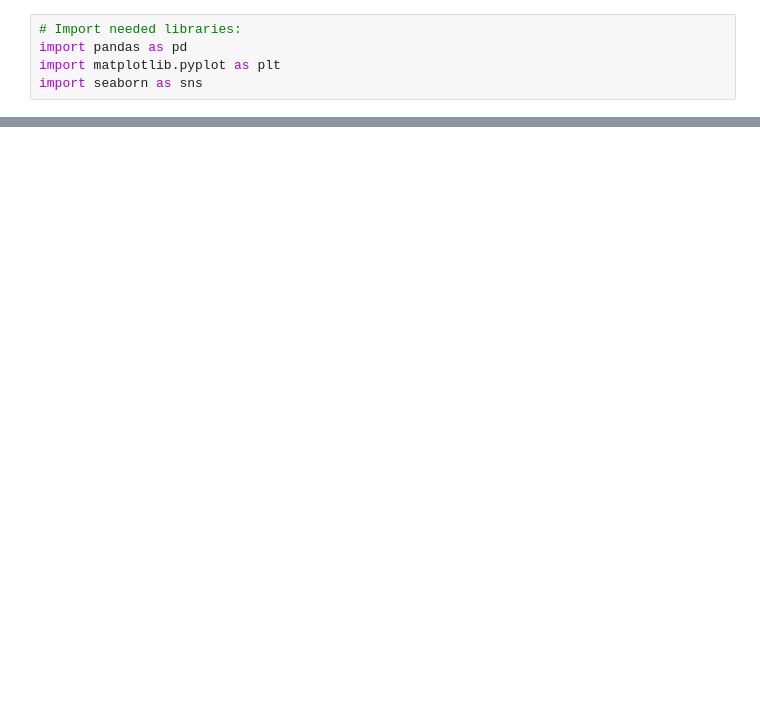
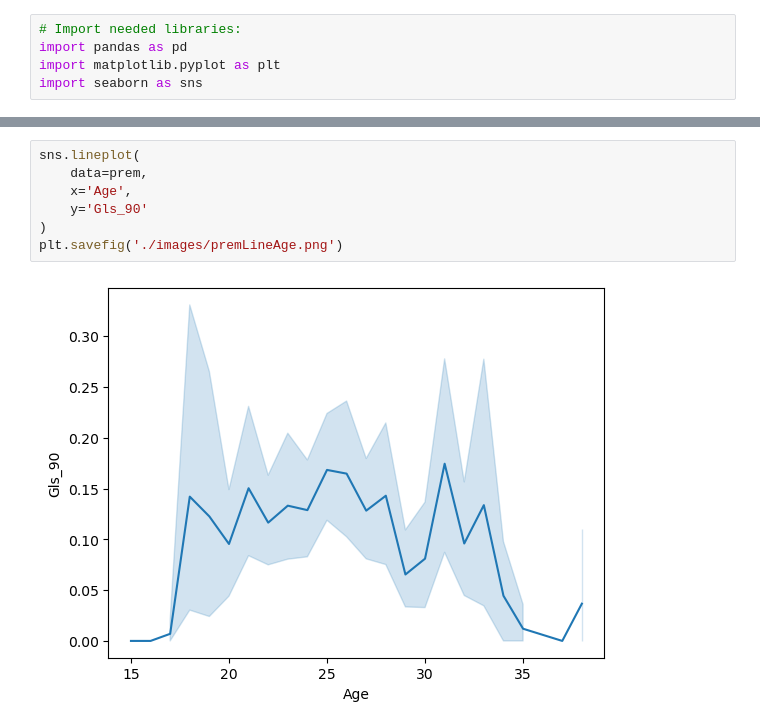
Before and after one commit to D-Walsh33/data-analysis, a Jupyter notebook: Top 5 Players Project/top5.ipynb, the cells around one changed output, grey strips where cells are left out. Saved outputs shown, nothing was run; the diff lists cells and outputs as text; blank space fills up the shorter version.

```diff
--- a/Top 5 Players Project/top5.ipynb
+++ b/Top 5 Players Project/top5.ipynb
@@ -12,0 +56,9 @@ sns.scatterplot(data=df, x='Starts', y='Age')
+# %%
+sns.lineplot(
+    data=prem,
+    x='Age',
+    y='Gls_90'
+)
+plt.savefig('./images/premLineAge.png')
+# %% [output]
+[figure, added]
```
Also changed, not shown: parts of 10 cells of this notebook, 6 other files.
